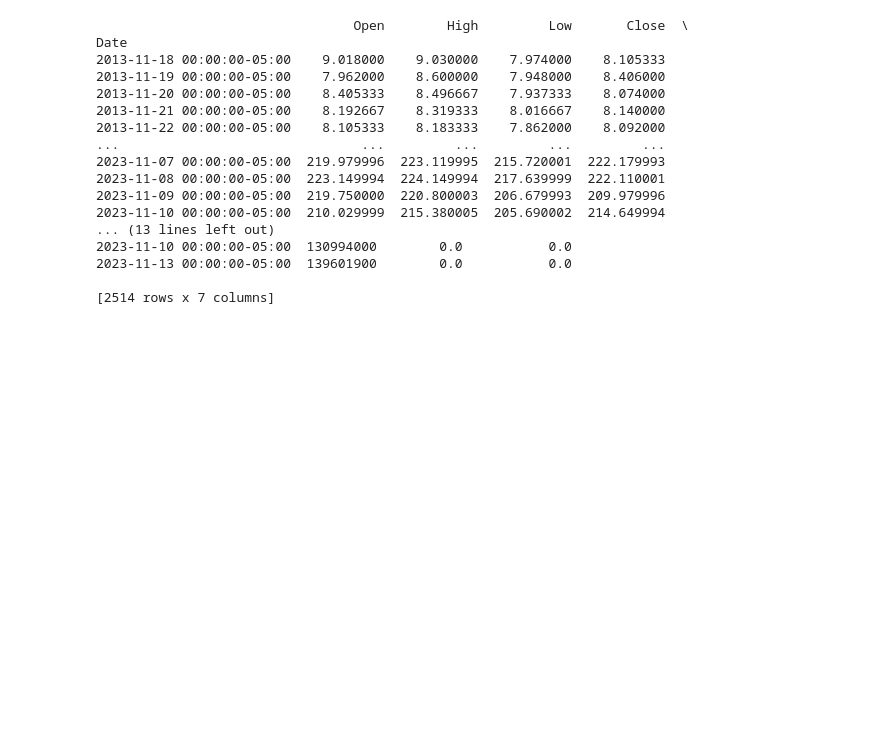
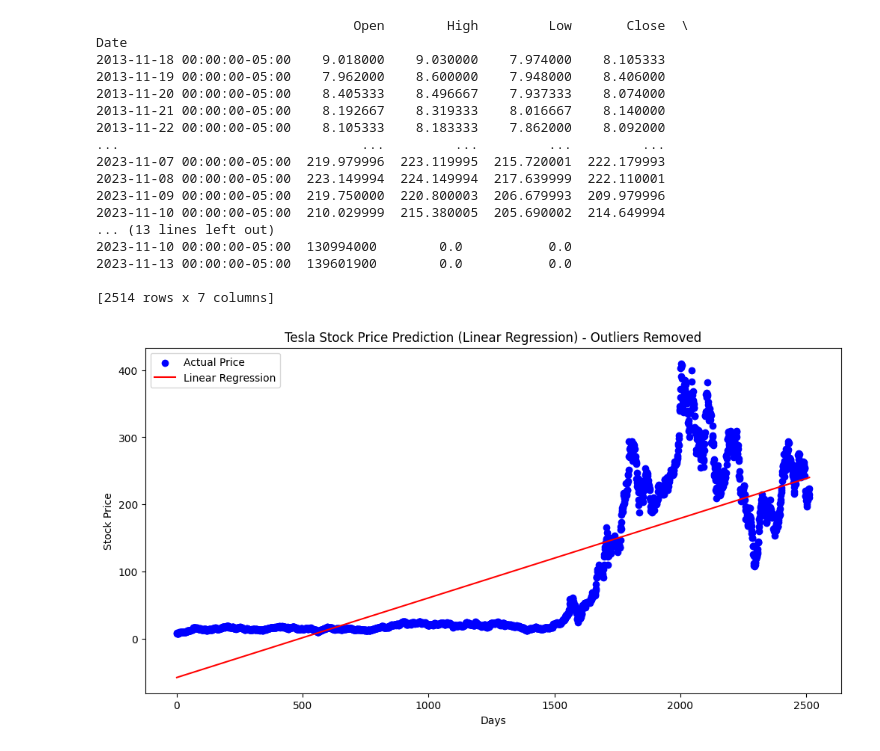
Before and after one commit to chaos1231107/information_tech, a Jupyter notebook: 테슬라주가.ipynb, the cells around one changed output. Drawn from its saved outputs; the diff is of its cells as text; code cells hidden in the pictures; blank space fills up the shorter version.

```diff
--- a/테슬라주가.ipynb
+++ b/테슬라주가.ipynb
@@ -55,6 +55,58 @@ Date
 2023-11-13 00:00:00-05:00  139601900        0.0           0.0
 
 [2514 rows x 7 columns]
+# %%
+import yfinance as yf
+import datetime
+import numpy as np
+from sklearn.linear_model import LinearRegression
+import matplotlib.pyplot as plt
+
+# 테슬라(TSLA) 주식의 데이터를 가져오기 위해 yf.Ticker()를 사용합니다.
+tesla = yf.Ticker("TSLA")
+
+# 오늘 날짜부터 10년 전의 날짜 계산
+start_date = datetime.datetime.now() - datetime.timedelta(days=10*365)
+
+# yfinance의 history() 함수를 사용하여 주가 데이터를 가져옵니다.
+tesla_data = tesla.history(start=start_date)
+
+# 'Close' 컬럼(주식 종가)을 사용하여 X와 y 데이터를 준비합니다.
+X = np.array(range(len(tesla_data))).reshape(-1, 1)
+y = tesla_data['Close'].values
+
+# 이상치를 식별하고 제거하기 위한 IQR 계산
+Q1 = np.percentile(y, 25)
+Q3 = np.percentile(y, 75)
+IQR = Q3 - Q1
+
+# 이상치 경계 값을 설정합니다. 일반적으로 1.5 * IQR을 사용합니다.
+lower_bound = Q1 - 1.5 * IQR
+upper_bound = Q3 + 1.5 * IQR
+
+# 이상치를 제외한 데이터 필터링
+filtered_indices = np.where((y >= lower_bound) & (y <= upper_bound))
+X_filtered = X[filtered_indices]
+y_filtered = y[filtered_indices]
+
+# 선형 회귀 모델 생성 및 학습
+model = LinearRegression()
+model.fit(X_filtered, y_filtered)
+
+# 예측 결과를 얻기 위해 X_filtered 데이터를 사용하여 모델 예측
+y_pred = model.predict(X_filtered)
+
+# 시각화를 통해 이상치 제거 후의 실제 주가와 선형 회귀 예측 값을 비교
+plt.figure(figsize=(12, 6))
+plt.scatter(X_filtered, y_filtered, color='blue', label='Actual Price')  # 이상치 제거 후 실제 주가
+plt.plot(X_filtered, y_pred, color='red', label='Linear Regression')  # 선형 회귀 예측
+plt.title('Tesla Stock Price Prediction (Linear Regression) - Outliers Removed')
+plt.xlabel('Days')
+plt.ylabel('Stock Price')
+plt.legend()
+plt.show()
+# %% [output]
+[figure, added]
 # %%
 import yfinance as yf
 import datetime
```
Also changed, not shown: parts of 1 cell of this notebook.
